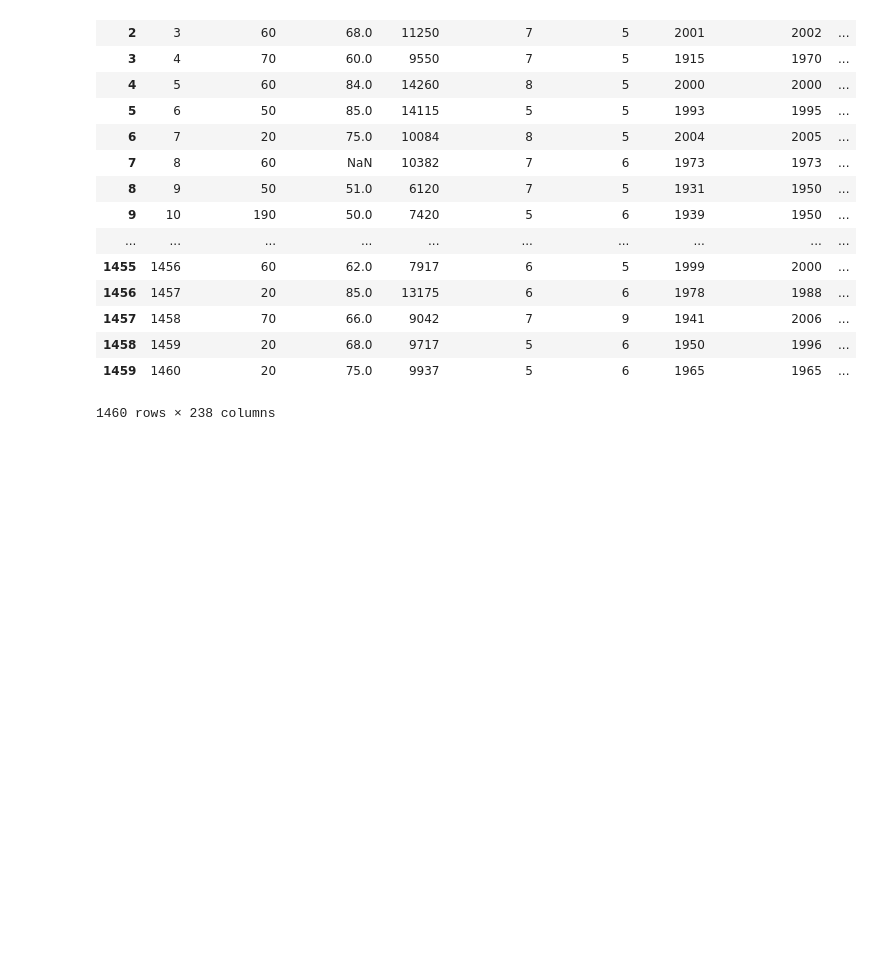
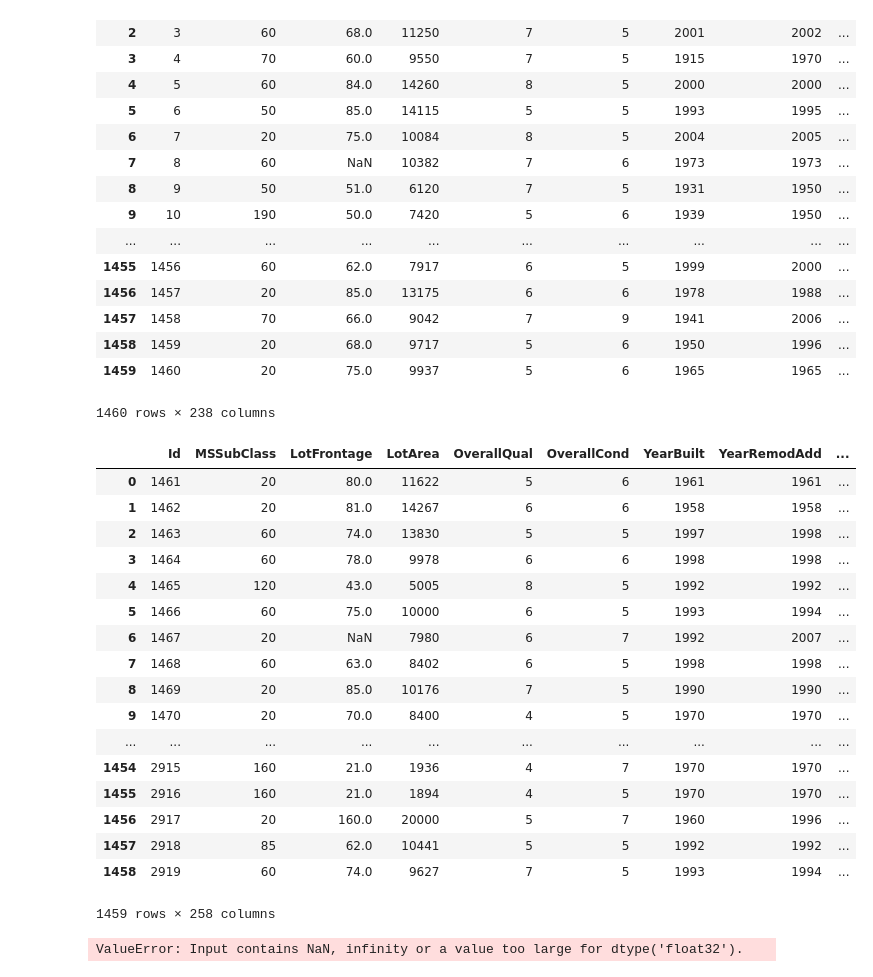
Before and after one commit to Vyil/Opdracht, a Jupyter notebook: Opdracht.ipynb, the cells around one changed output. Saved outputs shown, nothing was run; the diff lists cells and outputs as text; code cells hidden in the pictures; blank space fills up the shorter version.

```diff
--- a/Opdracht.ipynb
+++ b/Opdracht.ipynb
@@ -122,3 +126,30 @@ dummie_train
 | 1458 | 1459 | 20 | 68.0 | 9717 | 5 | 6 | 1950 | 1996 | ... |
 | 1459 | 1460 | 20 | 75.0 | 9937 | 5 | 6 | 1965 | 1965 | ... |
 1460 rows × 238 columns
+# %%
+train_fin=pd.concat([train,dummie_train],axis=1)
+test_fin=pd.concat([test,dummie_test],axis=1)
+# %%
+train=train_fin.drop(cat_train,axis=1)
+test=test_fin.drop(cat_test,axis=1)
+# %%
+test
+# %% [output]
+|  | Id | MSSubClass | LotFrontage | LotArea | OverallQual | OverallCond | YearBuilt | YearRemodAdd | ... |
+| 0 | 1461 | 20 | 80.0 | 11622 | 5 | 6 | 1961 | 1961 | ... |
+| 1 | 1462 | 20 | 81.0 | 14267 | 6 | 6 | 1958 | 1958 | ... |
+| 2 | 1463 | 60 | 74.0 | 13830 | 5 | 5 | 1997 | 1998 | ... |
+| 3 | 1464 | 60 | 78.0 | 9978 | 6 | 6 | 1998 | 1998 | ... |
+| 4 | 1465 | 120 | 43.0 | 5005 | 8 | 5 | 1992 | 1992 | ... |
+| 5 | 1466 | 60 | 75.0 | 10000 | 6 | 5 | 1993 | 1994 | ... |
+| 6 | 1467 | 20 | NaN | 7980 | 6 | 7 | 1992 | 2007 | ... |
+| 7 | 1468 | 60 | 63.0 | 8402 | 6 | 5 | 1998 | 1998 | ... |
+| 8 | 1469 | 20 | 85.0 | 10176 | 7 | 5 | 1990 | 1990 | ... |
+| 9 | 1470 | 20 | 70.0 | 8400 | 4 | 5 | 1970 | 1970 | ... |
+| ... | ... | ... | ... | ... | ... | ... | ... | ... | ... |
+| 1454 | 2915 | 160 | 21.0 | 1936 | 4 | 7 | 1970 | 1970 | ... |
+| 1455 | 2916 | 160 | 21.0 | 1894 | 4 | 5 | 1970 | 1970 | ... |
+| 1456 | 2917 | 20 | 160.0 | 20000 | 5 | 7 | 1960 | 1996 | ... |
+| 1457 | 2918 | 85 | 62.0 | 10441 | 5 | 5 | 1992 | 1992 | ... |
+| 1458 | 2919 | 60 | 74.0 | 9627 | 7 | 5 | 1993 | 1994 | ... |
+1459 rows × 258 columns
@@ -124,0 +162,12 @@ dummie_train
+# %%
+# Gradient Boosting Regressor
+gbreg=GradientBoostingRegressor()
+gbreg.fit(X_train,Y_train)
+
+Y_pred=gbreg.predict(X_test)
+
+from sklearn.metrics import r2_score
+print("R2 score: ",r2_score(Y_test,Y_pred)*100)
+print("RMSE: ",np.sqrt(mean_squared_error(Y_test,Y_pred)))
+# %% [output]
+ValueError: Input contains NaN, infinity or a value too large for dtype('float32').
```
Also changed, not shown: parts of 4 cells of this notebook.
